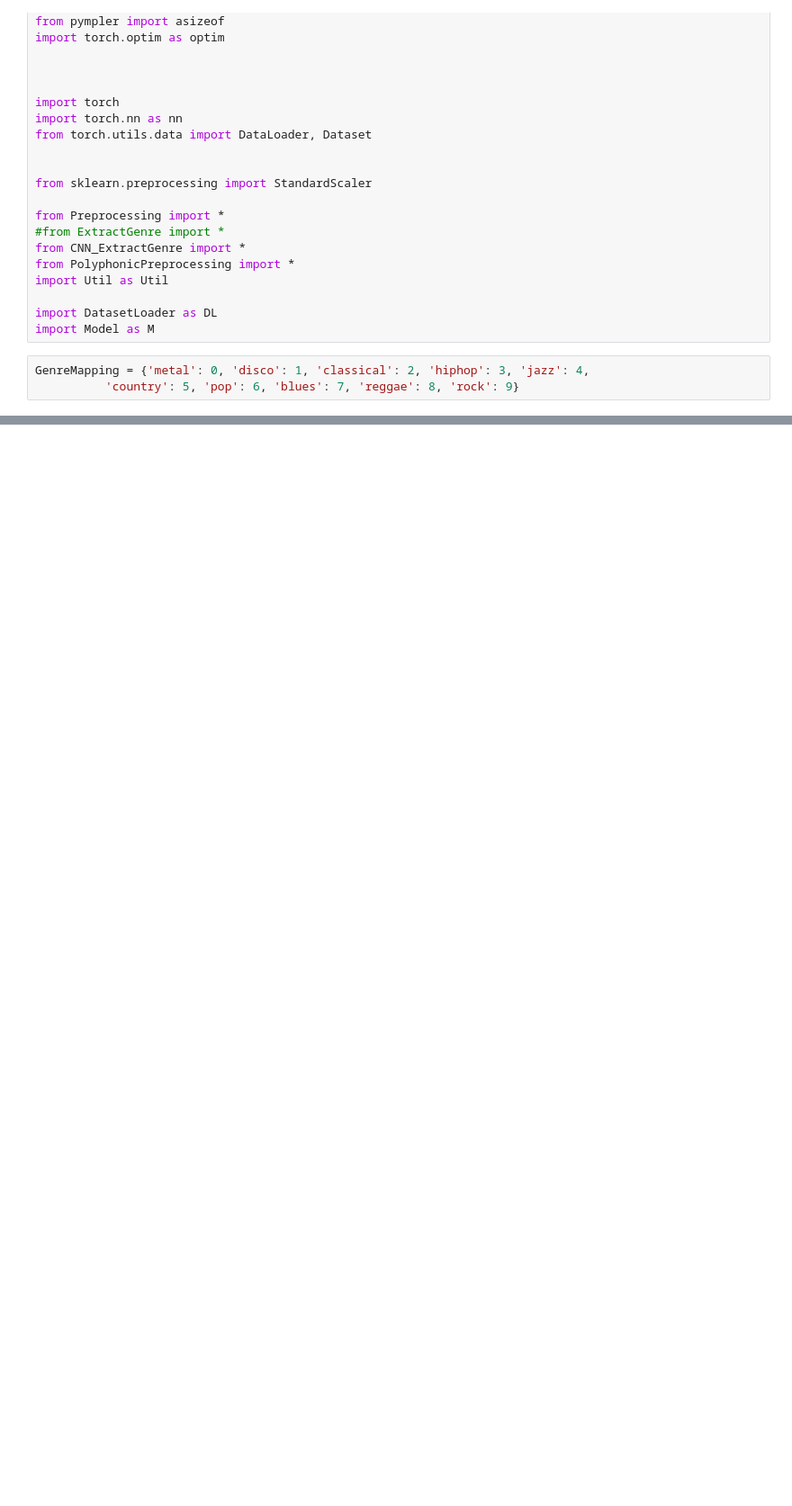
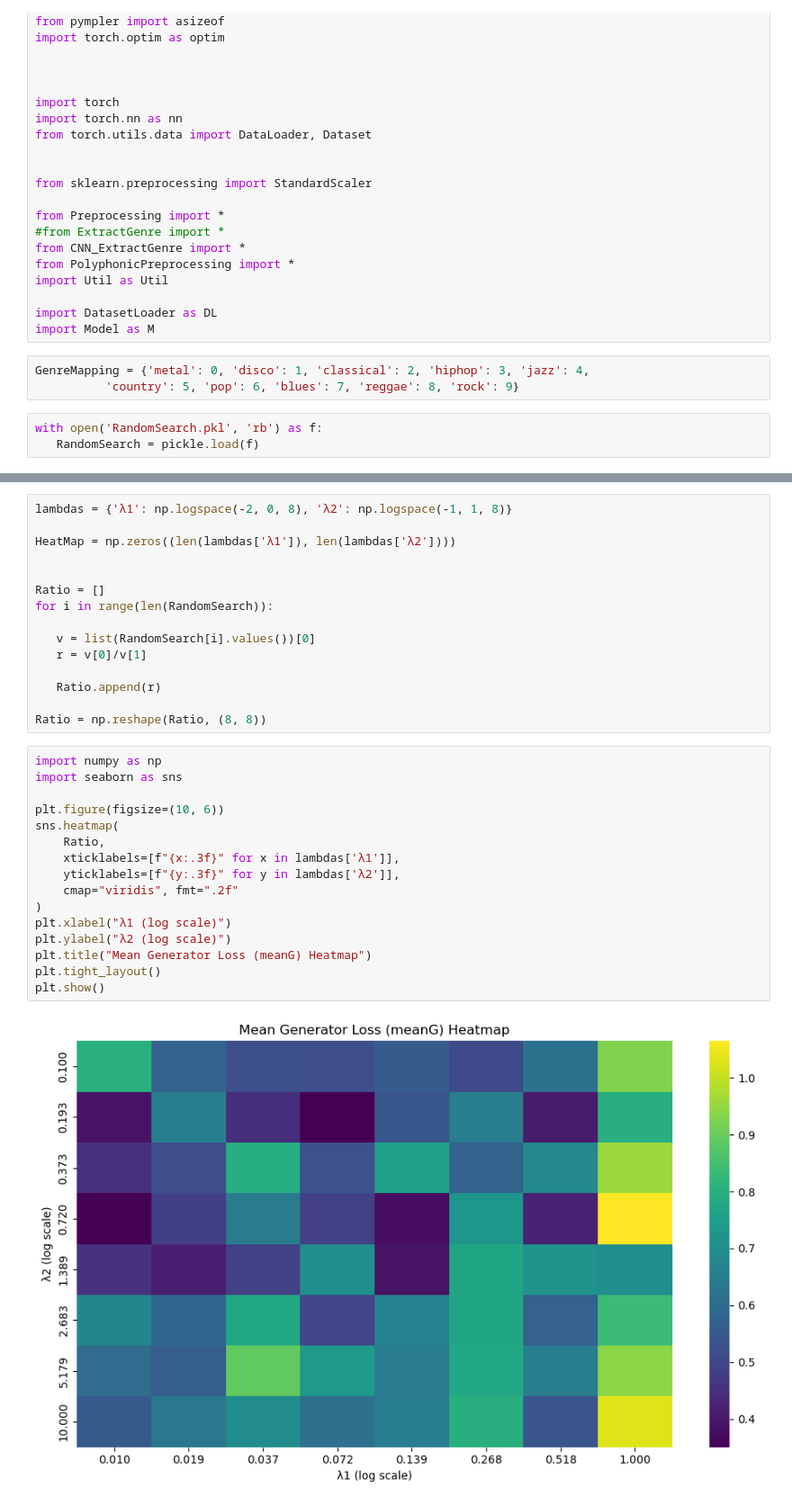
Before and after one commit to FrancescoLR02/MusicGenerator_Project, a Jupyter notebook: TestingCNN.ipynb, the cells around one changed output, grey strips where cells are left out. Shown at 90% size. Drawn from its saved outputs; the diff is of its cells as text; blank space fills up the shorter version.

```diff
--- a/TestingCNN.ipynb
+++ b/TestingCNN.ipynb
@@ -38,3 +38,6 @@ import Model as M
 # %%
 GenreMapping = {'metal': 0, 'disco': 1, 'classical': 2, 'hiphop': 3, 'jazz': 4,
           'country': 5, 'pop': 6, 'blues': 7, 'reggae': 8, 'rock': 9}
+# %%
+with open('RandomSearch.pkl', 'rb') as f:
+   RandomSearch = pickle.load(f)
@@ -40,0 +48,33 @@ GenreMapping = {'metal': 0, 'disco': 1, 'classical': 2, 'hiphop': 3, 'jazz': 4,
+# %%
+lambdas = {'λ1': np.logspace(-2, 0, 8), 'λ2': np.logspace(-1, 1, 8)}
+
+HeatMap = np.zeros((len(lambdas['λ1']), len(lambdas['λ2'])))
+
+
+Ratio = []
+for i in range(len(RandomSearch)):
+
+   v = list(RandomSearch[i].values())[0]
+   r = v[0]/v[1]
+
+   Ratio.append(r)
+
+Ratio = np.reshape(Ratio, (8, 8))
+# %%
+import numpy as np
+import seaborn as sns
+
+plt.figure(figsize=(10, 6))
+sns.heatmap(
+    Ratio,
+    xticklabels=[f"{x:.3f}" for x in lambdas['λ1']],
+    yticklabels=[f"{y:.3f}" for y in lambdas['λ2']],
+    cmap="viridis", fmt=".2f"
+)
+plt.xlabel("λ1 (log scale)")
+plt.ylabel("λ2 (log scale)")
+plt.title("Mean Generator Loss (meanG) Heatmap")
+plt.tight_layout()
+plt.show()
+# %% [output]
+[figure, added]
```
Also changed, not shown: parts of 1 cell of this notebook, 29 other files.
